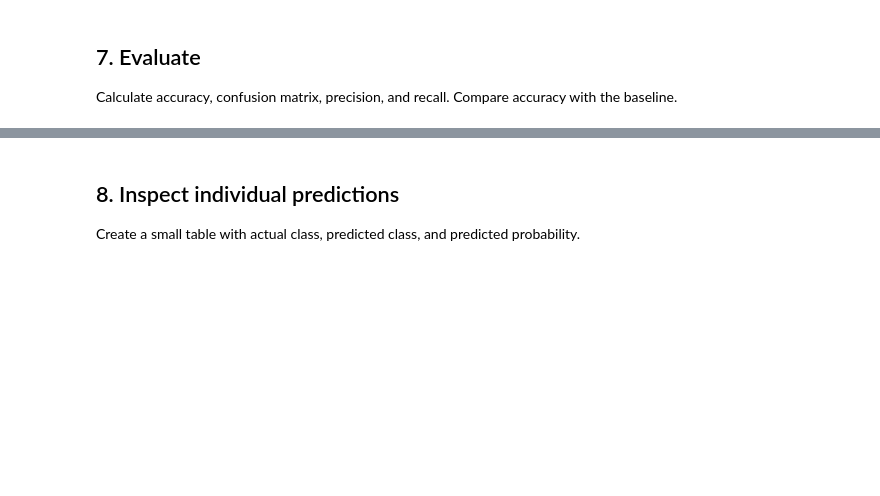
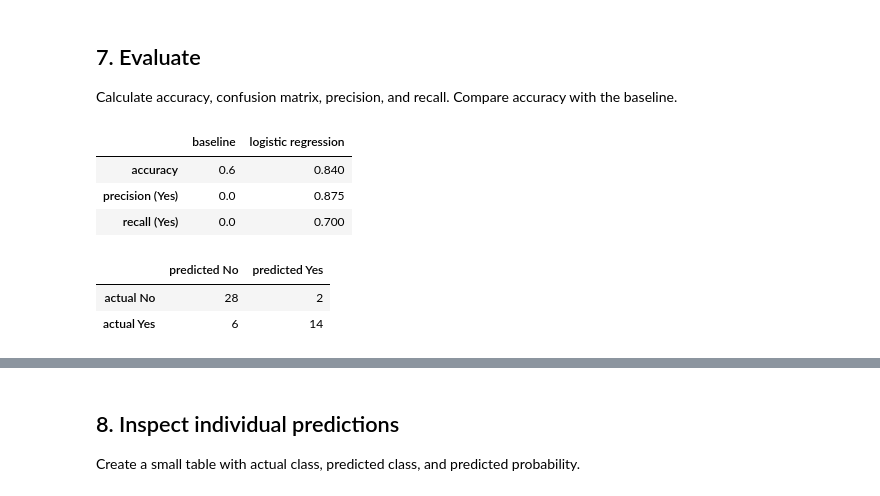
Before and after one commit to JGrade2005/CSE4095_2026, a Jupyter notebook: in_class_assignments/class8/CSE4095_Class8_Classification.ipynb, the cells around one changed output, grey strips where cells are left out. Saved outputs shown, nothing was run; the diff lists cells and outputs as text; code cells hidden in the pictures; blank space fills up the shorter version.

```diff
--- a/in_class_assignments/class8/CSE4095_Class8_Classification.ipynb
+++ b/in_class_assignments/class8/CSE4095_Class8_Classification.ipynb
@@ -264,0 +263,43 @@ Calculate accuracy, confusion matrix, precision, and recall. Compare accuracy wi
+# %%
+from sklearn.metrics import (
+    accuracy_score,
+    classification_report,
+    confusion_matrix,
+    precision_score,
+    recall_score,
+)
+
+y_pred = model.predict(X_test)
+baseline_pred = baseline_model.predict(X_test)
+
+
+def summarize(y_true, y_predicted):
+    """Accuracy plus precision and recall for the "Yes" class."""
+    return {
+        "accuracy": accuracy_score(y_true, y_predicted),
+        "precision (Yes)": precision_score(y_true, y_predicted, pos_label="Yes", zero_division=0),
+        "recall (Yes)": recall_score(y_true, y_predicted, pos_label="Yes", zero_division=0),
+    }
+
+
+pd.DataFrame({
+    "baseline": summarize(y_test, baseline_pred),
+    "logistic regression": summarize(y_test, y_pred),
+}).round(3)
+# %% [output]
+|  | baseline | logistic regression |
+| accuracy | 0.6 | 0.840 |
+| precision (Yes) | 0.0 | 0.875 |
+| recall (Yes) | 0.0 | 0.700 |
+# %%
+# Rows are the truth, columns are the model's guess.
+labels = ["No", "Yes"]
+pd.DataFrame(
+    confusion_matrix(y_test, y_pred, labels=labels),
+    index=[f"actual {label}" for label in labels],
+    columns=[f"predicted {label}" for label in labels],
+)
+# %% [output]
+|  | predicted No | predicted Yes |
+| actual No | 28 | 2 |
+| actual Yes | 6 | 14 |
```
Also changed, not shown: parts of 11 cells of this notebook, 2 other files.
